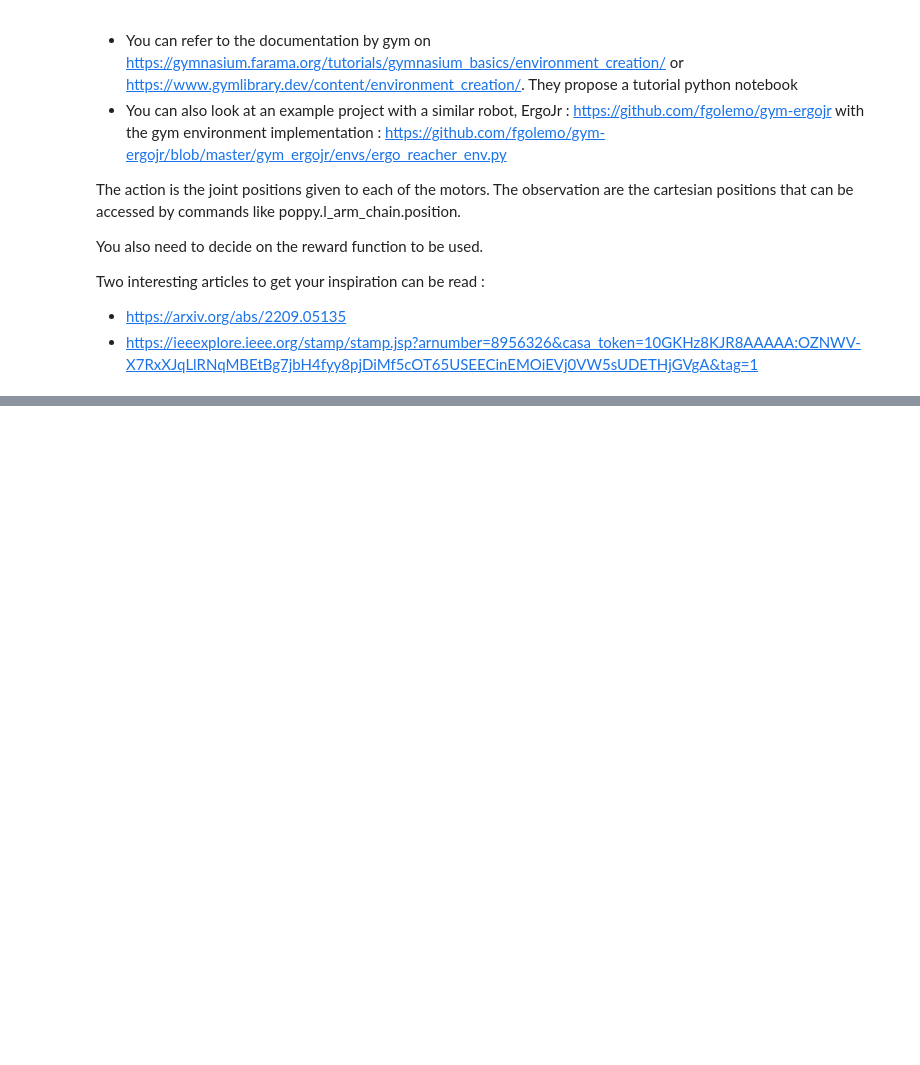
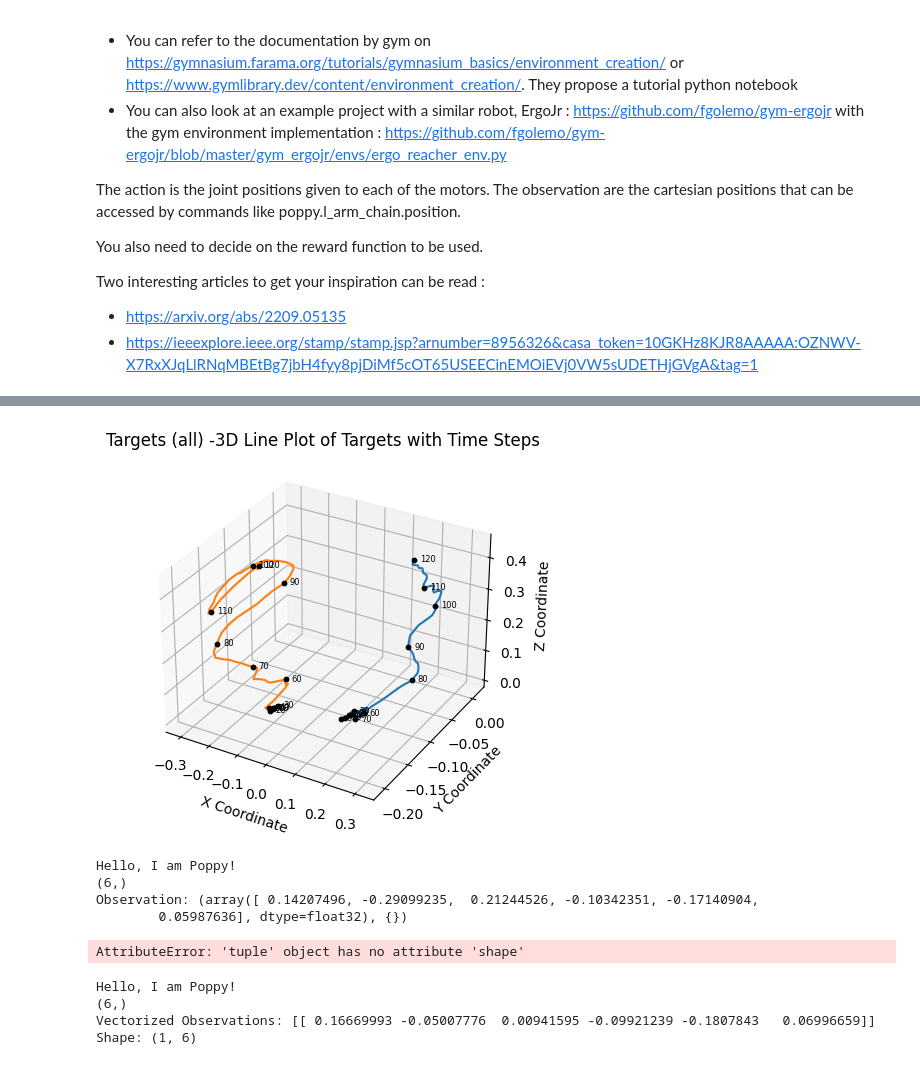
Before and after one commit to anaele-paris/Poppy, a Jupyter notebook: sujet_upper_body_imitation_edouard.ipynb, the cells around one changed output, grey strips where cells are left out. Drawn from its saved outputs; the diff is of its cells as text; code cells hidden in the pictures; blank space fills up the shorter version.

Commit message:
Envrioment Poppy_Env_edouard update and SAC architecture

```diff
--- a/sujet_upper_body_imitation_edouard.ipynb
+++ b/sujet_upper_body_imitation_edouard.ipynb
@@ -799,0 +829,14 @@ from Poppy_Env import PoppyEnv
+# %%
+from numpy import load
+
+data = load(path+'formatted_training_data.npz')
+lst = data.files
+# for item in lst:
+#     print(item)
+#     print(data[item])
+
+print('observations: ', data['obs'].shape)
+print('actions: ', data['acts'].shape)
+
+for i in range(200):
+    print(data['acts'][i][16])
@@ -799,0 +861,43 @@ from Poppy_Env import PoppyEnv
+# %%
+def plot_3d_hand_trajectory(targets, period=20, title='Targets -'):
+    """
+    Plot 3D trajectories from a tensor and annotate specific points.
+
+    Parameters:
+    - targets (torch.Tensor): A tensor with shape [N, 2, 3] where N is the number of time steps.
+    - period (int): The interval at which to place annotations and markers.
+    """
+
+    # Create a 3D plot
+    fig = plt.figure()
+    ax = fig.add_subplot(111, projection='3d')
+
+    # Extracting the coordinates for both lines
+    x1, y1, z1 = targets[:, 0, 0], targets[:, 0, 1], targets[:, 0, 2]
+    x2, y2, z2 = targets[:, 1, 0], targets[:, 1, 1], targets[:, 1, 2]
+
+    # Plotting line 1
+    ax.plot(x1.numpy(), y1.numpy(), z1.numpy(), label='Line 1')
+
+    # Plotting line 2
+    ax.plot(x2.numpy(), y2.numpy(), z2.numpy(), label='Line 2')
+
+    # Plot a dot every 'period' frames, annotate them, and adjust dot size and text position
+    for t in range(0, len(targets), period):
+        ax.scatter(x1[t].numpy(), y1[t].numpy(), z1[t].numpy(), color='black', s=10)  # Smaller dot size
+        ax.scatter(x2[t].numpy(), y2[t].numpy(), z2[t].numpy(), color='black', s=10)  # Smaller dot size
+        ax.text(x1[t].numpy() + 0.02, y1[t].numpy(), z1[t].numpy(), t, color='black', ha='left',fontsize=6)
+        ax.text(x2[t].numpy() + 0.02, y2[t].numpy(), z2[t].numpy(), t, color='black', ha='left',fontsize=6)
+
+    # Labels and title
+    ax.set_xlabel('X Coordinate')
+    ax.set_ylabel('Y Coordinate')
+    ax.set_zlabel('Z Coordinate')
+    ax.set_title(title + '3D Line Plot of Targets with Time Steps')
+
+    # Show the plot
+    plt.show()
+
+plot_3d_hand_trajectory(torch.from_numpy(data['obs'][:121, [13, 16]]), period=10, title='Targets (all) -')
+# %% [output]
+[figure, added]
@@ -799,0 +907,21 @@ from Poppy_Env import PoppyEnv
+# %%
+env = PoppyEnv()
+observation = env.reset()
+print("Observation:", observation)
+print("Shape:", observation.shape)
+# %% [output]
+Hello, I am Poppy!
+(6,)
+Observation: (array([ 0.14207496, -0.29099235,  0.21244526, -0.10342351, -0.17140904,
+        0.05987636], dtype=float32), {})
+AttributeError: 'tuple' object has no attribute 'shape'
+# %%
+vec_env = DummyVecEnv([lambda: PoppyEnv()])
+observations = vec_env.reset()
+print("Vectorized Observations:", observations)
+print("Shape:", observations.shape)
+# %% [output]
+Hello, I am Poppy!
+(6,)
+Vectorized Observations: [[ 0.16669993 -0.05007776  0.00941595 -0.09921239 -0.1807843   0.06996659]]
+Shape: (1, 6)
```
Also changed, not shown: parts of 9 cells of this notebook, 2 other files.
